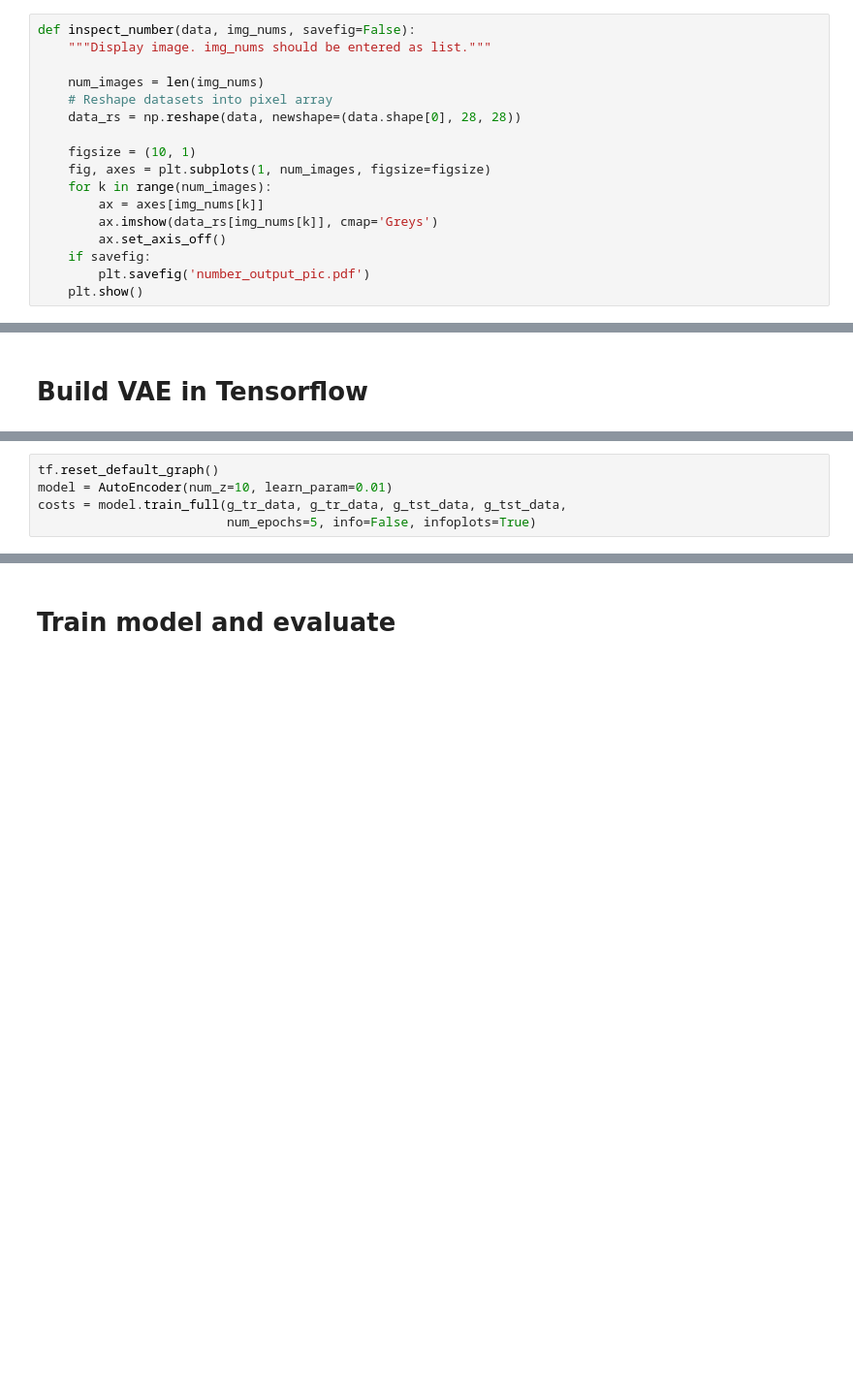
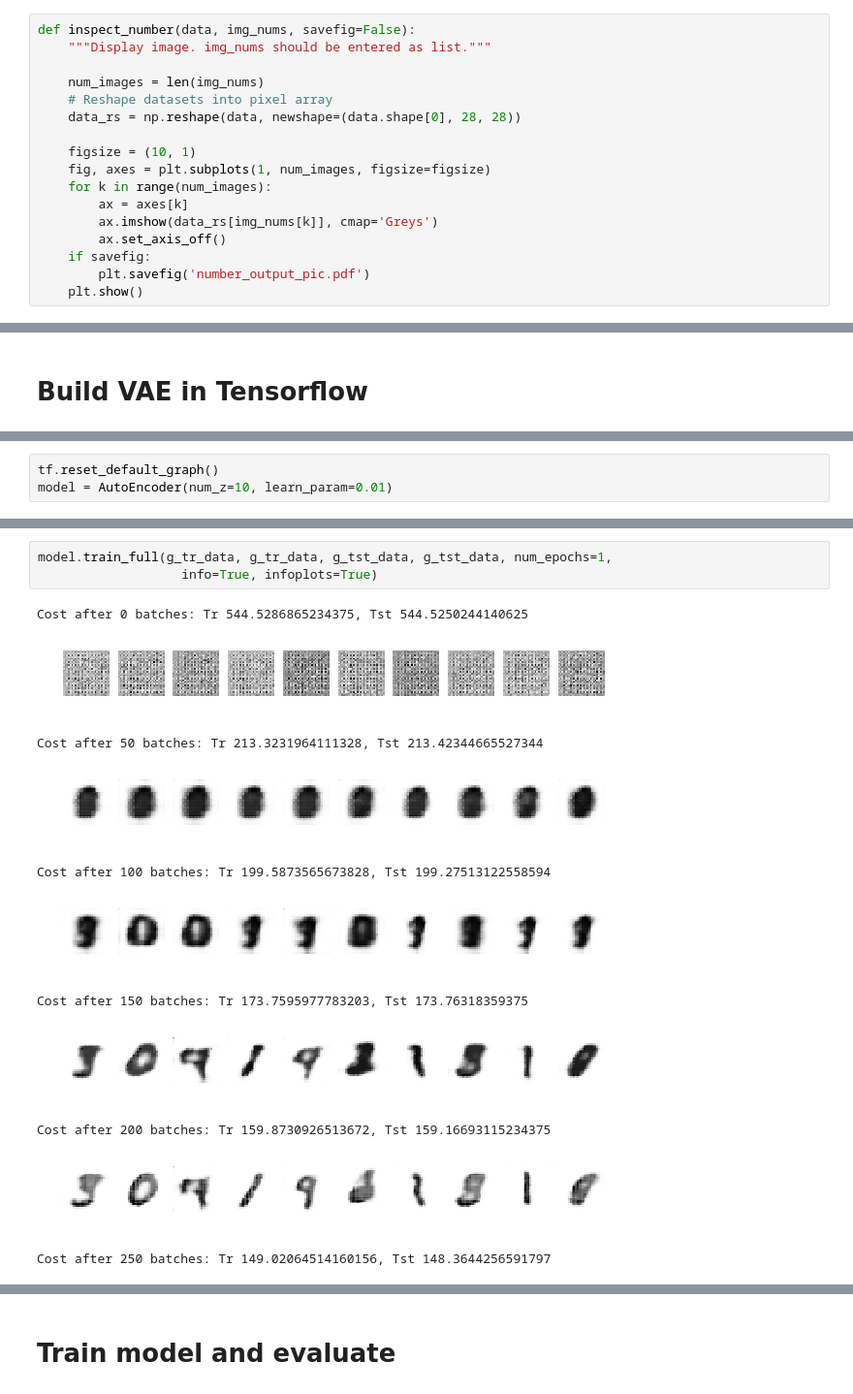
Before and after one commit to ahilbers/deeplearning, a Jupyter notebook: assignments/week_6/work_ass6.ipynb, the cells around one changed output, grey strips where cells are left out. Shown at 97% size. Cells and saved outputs as stored; diff of their text form; blank space fills up the shorter version.

```diff
--- a/assignments/week_6/work_ass6.ipynb
+++ b/assignments/week_6/work_ass6.ipynb
@@ -40,7 +40,7 @@ def inspect_number(data, img_nums, savefig=False):
     figsize = (10, 1)
     fig, axes = plt.subplots(1, num_images, figsize=figsize)
     for k in range(num_images):
-        ax = axes[img_nums[k]]
+        ax = axes[k]
         ax.imshow(data_rs[img_nums[k]], cmap='Greys')
         ax.set_axis_off()
     if savefig:
@@ -210,5 +226,3 @@ class AutoEncoder():
 # %%
 tf.reset_default_graph()
 model = AutoEncoder(num_z=10, learn_param=0.01)
-costs = model.train_full(g_tr_data, g_tr_data, g_tst_data, g_tst_data,
-                         num_epochs=5, info=False, infoplots=True)
@@ -214,0 +243,15 @@ costs = model.train_full(g_tr_data, g_tr_data, g_tst_data, g_tst_data,
+# %%
+model.train_full(g_tr_data, g_tr_data, g_tst_data, g_tst_data, num_epochs=1,
+                   info=True, infoplots=True)
+# %% [output]
+Cost after 0 batches: Tr 544.5286865234375, Tst 544.5250244140625
+[figure, added]
+Cost after 50 batches: Tr 213.3231964111328, Tst 213.42344665527344
+[figure, added]
+Cost after 100 batches: Tr 199.5873565673828, Tst 199.27513122558594
+[figure, added]
+Cost after 150 batches: Tr 173.7595977783203, Tst 173.76318359375
+[figure, added]
+Cost after 200 batches: Tr 159.8730926513672, Tst 159.16693115234375
+[figure, added]
+Cost after 250 batches: Tr 149.02064514160156, Tst 148.3644256591797
```
Also changed, not shown: parts of 11 cells of this notebook.
